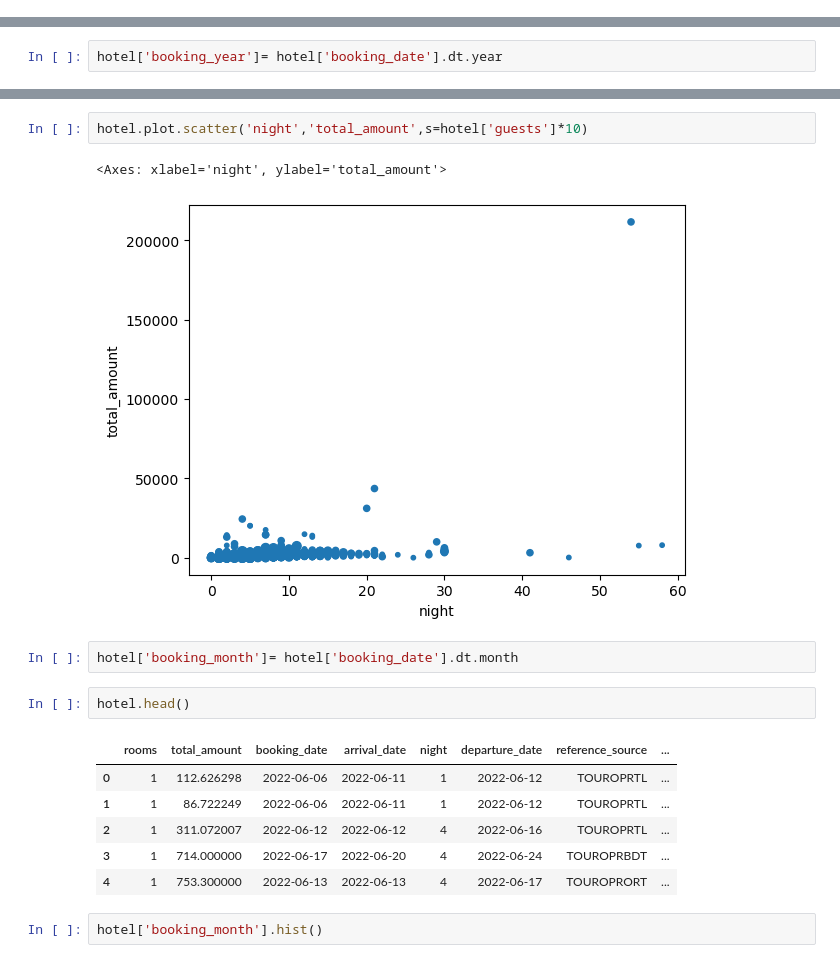
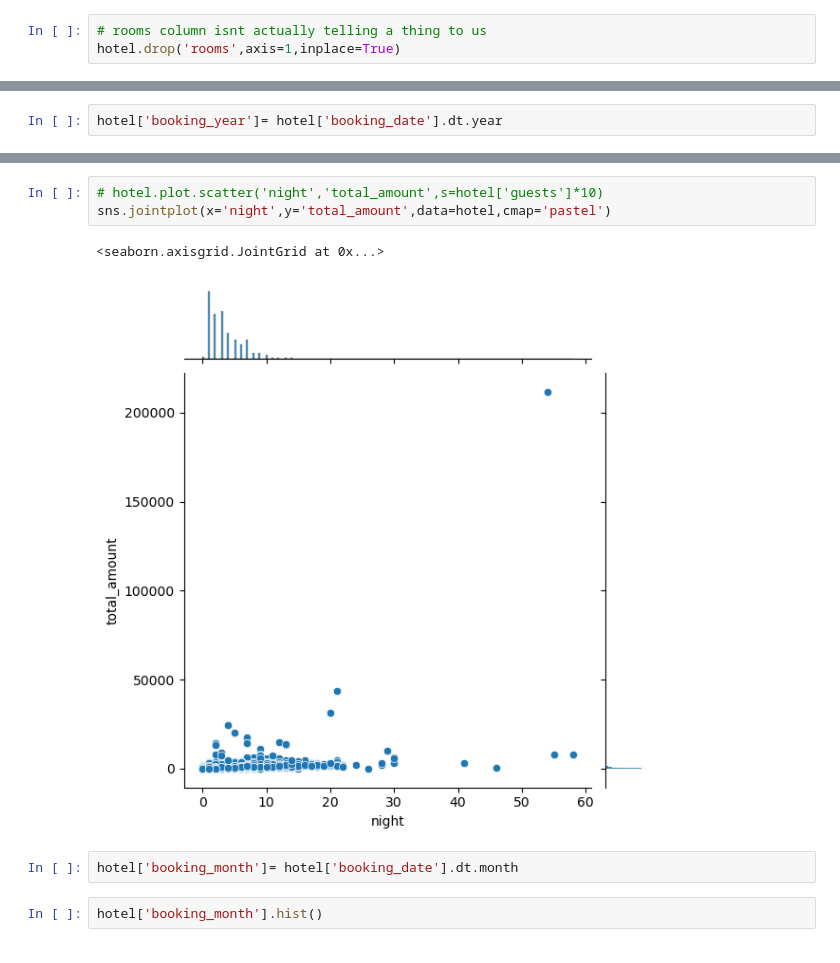
Before and after one commit to ebron01/machine-learning-python-1, a Jupyter notebook: deneme.ipynb, the cells around one changed output, grey strips where cells are left out. Cells and saved outputs as stored; diff of their text form.

```diff
--- a/deneme.ipynb
+++ b/deneme.ipynb
@@ -89 +145,4 @@ hotel.head()
+# %%
+# rooms column isnt actually telling a thing to us
+hotel.drop('rooms',axis=1,inplace=True)
 # %%
@@ -138,19 +202,11 @@ hotel.corr()
 # %%
-hotel.plot.scatter('night','total_amount',s=hotel['guests']*10)
+# hotel.plot.scatter('night','total_amount',s=hotel['guests']*10)
+sns.jointplot(x='night',y='total_amount',data=hotel,cmap='pastel')
 # %% [output]
-<Axes: xlabel='night', ylabel='total_amount'>
+<seaborn.axisgrid.JointGrid at 0x...>
-[figure, old version]
+[figure, new version]
 # %%
 hotel['booking_month']= hotel['booking_date'].dt.month
-# %%
-hotel.head()
-# %% [output]
-|  | rooms | total_amount | booking_date | arrival_date | night | departure_date | reference_source | ... |
-| 0 | 1 | 112.626298 | 2022-06-06 | 2022-06-11 | 1 | 2022-06-12 | TOUROPRTL | ... |
-| 1 | 1 | 86.722249 | 2022-06-06 | 2022-06-11 | 1 | 2022-06-12 | TOUROPRTL | ... |
-| 2 | 1 | 311.072007 | 2022-06-12 | 2022-06-12 | 4 | 2022-06-16 | TOUROPRTL | ... |
-| 3 | 1 | 714.000000 | 2022-06-17 | 2022-06-20 | 4 | 2022-06-24 | TOUROPRBDT | ... |
-| 4 | 1 | 753.300000 | 2022-06-13 | 2022-06-13 | 4 | 2022-06-17 | TOUROPRORT | ... |
 # %%
 hotel['booking_month'].hist()
 # %% [output]
```
Also changed, not shown: parts of 78 cells of this notebook.
